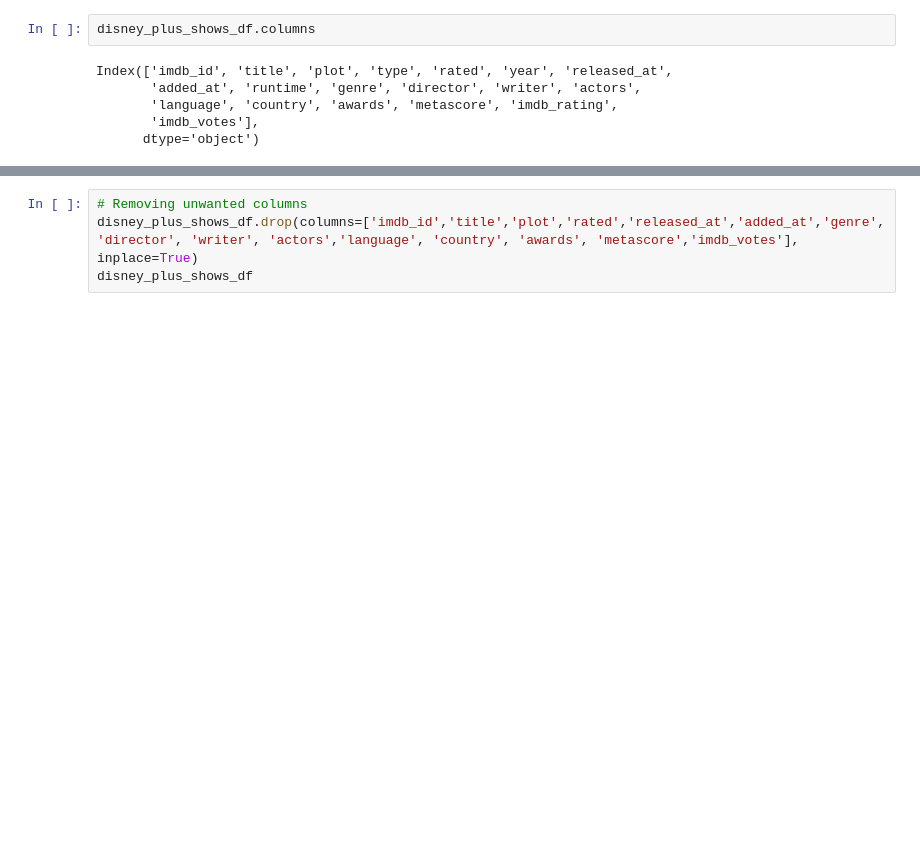
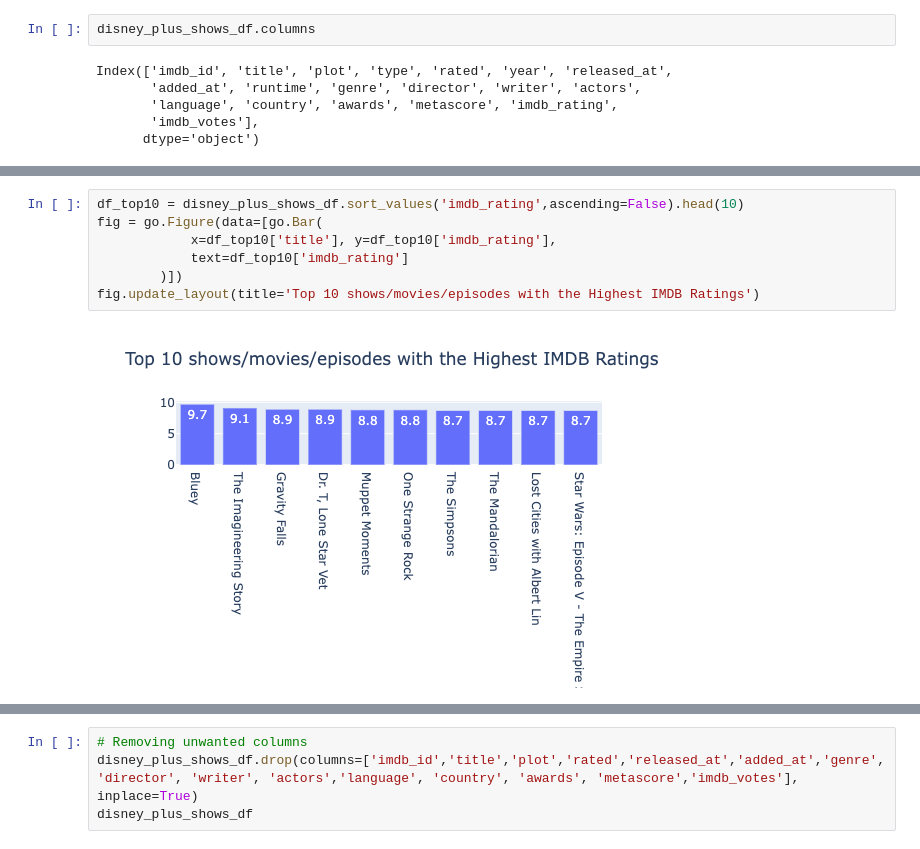
Before and after one commit to nithiyasuresh/Disney_project, a Jupyter notebook: initial.ipynb, the cells around one changed output, grey strips where cells are left out. Drawn from its saved outputs; the diff is of its cells as text; blank space fills up the shorter version.

```diff
--- a/initial.ipynb
+++ b/initial.ipynb
@@ -53,0 +104,9 @@ Index(['imdb_id', 'title', 'plot', 'type', 'rated', 'year', 'released_at',
+# %%
+df_top10 = disney_plus_shows_df.sort_values('imdb_rating',ascending=False).head(10)
+fig = go.Figure(data=[go.Bar(
+            x=df_top10['title'], y=df_top10['imdb_rating'],
+            text=df_top10['imdb_rating']
+        )])
+fig.update_layout(title='Top 10 shows/movies/episodes with the Highest IMDB Ratings')
+# %% [output]
+[figure, added]
```
Also changed, not shown: parts of 13 cells of this notebook.
